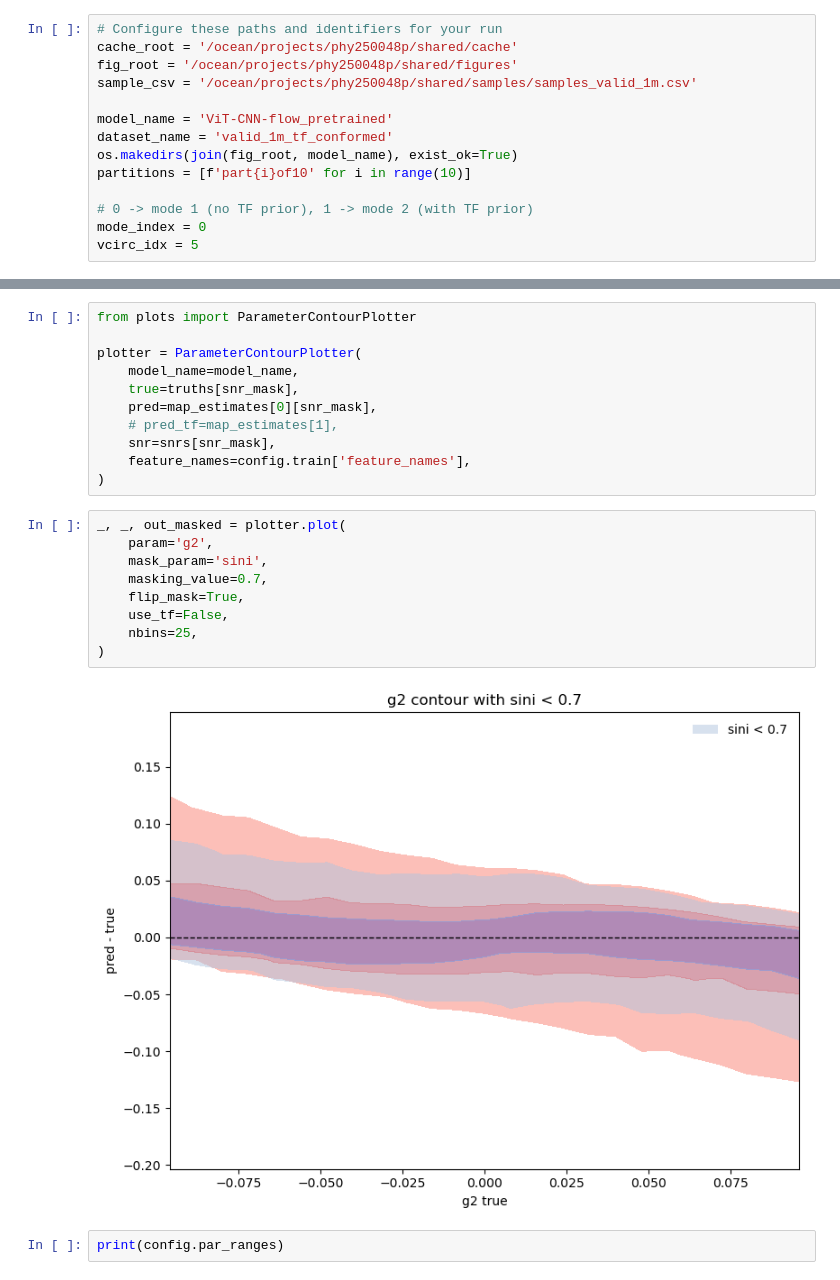
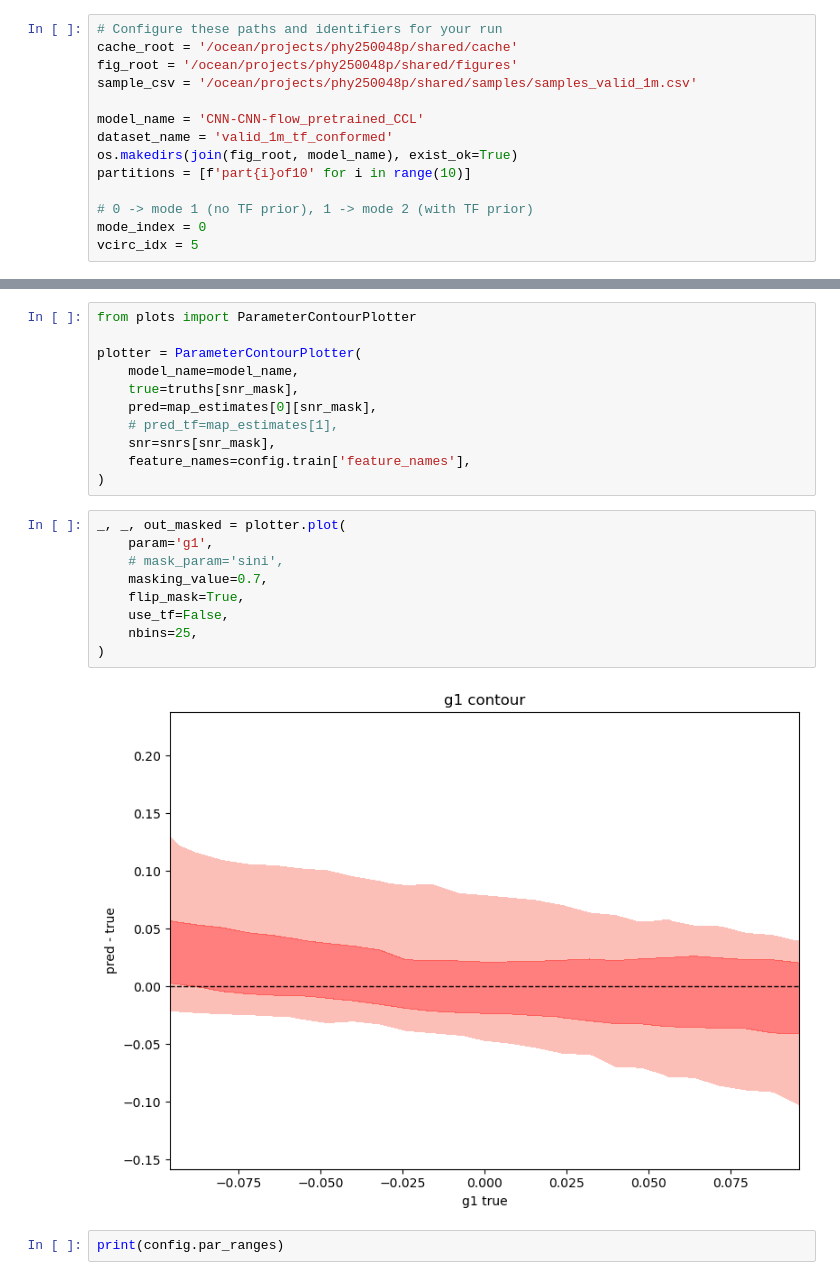
Before and after one commit to KinematicLensing/kl-nn, a Jupyter notebook: arch/diagnostics/sample_diagnostics.ipynb, the cells around one changed output, grey strips where cells are left out. Drawn from its saved outputs; the diff is of its cells as text.

Commit message:
Added CCL as pretrain

```diff
--- a/arch/diagnostics/sample_diagnostics.ipynb
+++ b/arch/diagnostics/sample_diagnostics.ipynb
@@ -32,7 +33,7 @@ cache_root = '/ocean/projects/phy250048p/shared/cache'
 fig_root = '/ocean/projects/phy250048p/shared/figures'
 sample_csv = '/ocean/projects/phy250048p/shared/samples/samples_valid_1m.csv'
 
-model_name = 'ViT-CNN-flow_pretrained'
+model_name = 'CNN-CNN-flow_pretrained_CCL'
 dataset_name = 'valid_1m_tf_conformed'
 os.makedirs(join(fig_root, model_name), exist_ok=True)
 partitions = [f'part{i}of10' for i in range(10)]
@@ -338,15 +333,15 @@ plotter = ParameterContourPlotter(
 )
 # %%
 _, _, out_masked = plotter.plot(
-    param='g2',
-    mask_param='sini',
+    param='g1',
+    # mask_param='sini',
     masking_value=0.7,
     flip_mask=True,
     use_tf=False,
     nbins=25,
 )
 # %% [output]
-[figure, old version]
+[figure, new version]
 # %%
 print(config.par_ranges)
 # %% [output]
```
Also changed, not shown: parts of 12 cells of this notebook, 16 other files.
